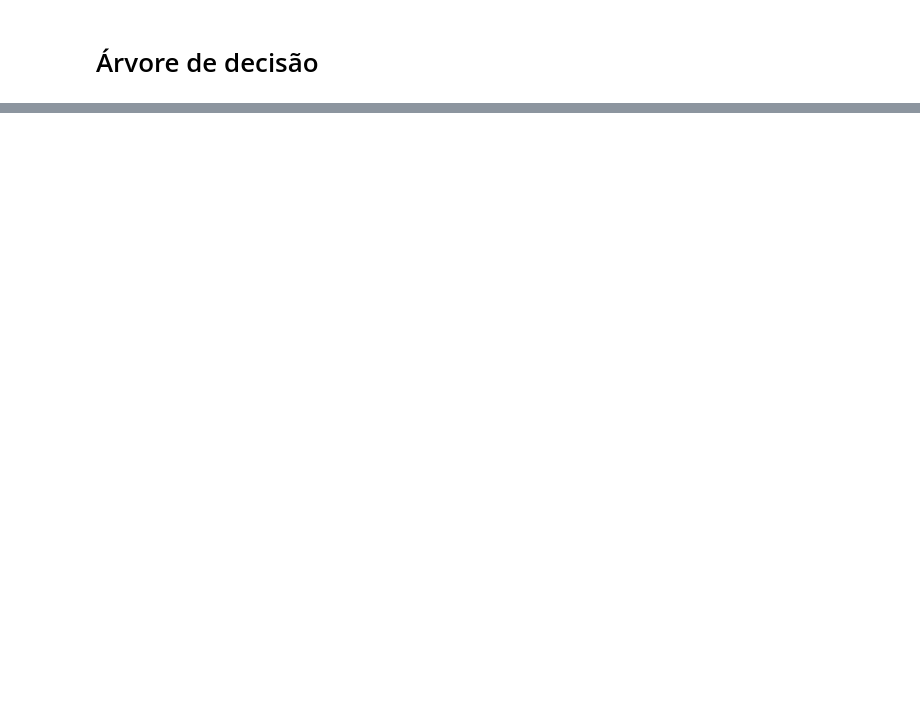
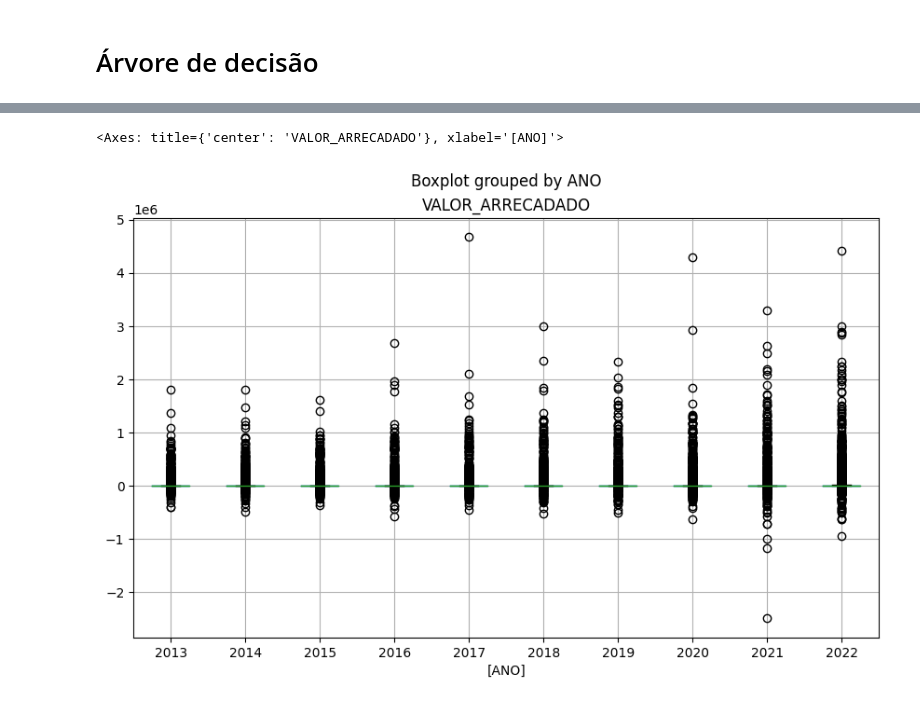
Before and after one commit to AllysonAbreu/dw_contas_publicas_2022, a Jupyter notebook: TCC2/dados/arvores_decisao.ipynb, the cells around one changed output, grey strips where cells are left out. Drawn from its saved outputs; the diff is of its cells as text; code cells hidden in the pictures; blank space fills up the shorter version.

```diff
--- a/TCC2/dados/arvores_decisao.ipynb
+++ b/TCC2/dados/arvores_decisao.ipynb
@@ -31,0 +45,8 @@ dados_despesas.head()
+# %%
+# Converter a coluna 'DATA' para o tipo datetime
+dados_receitas['DATA'] = pd.to_datetime(dados_receitas['DATA'])
+
+# Extrair o ano, mês e dia da coluna 'DATA' como novas features
+dados_receitas['ANO'] = dados_receitas['DATA'].dt.year
+dados_receitas['MES'] = dados_receitas['DATA'].dt.month
+dados_receitas['DIA'] = dados_receitas['DATA'].dt.day
@@ -31,0 +65,6 @@ dados_despesas.head()
+# %%
+dados_box_plot = dados_receitas[['ANO', 'VALOR_ARRECADADO']]
+dados_box_plot.boxplot(by='ANO', figsize=(10, 6))
+# %% [output]
+<Axes: title={'center': 'VALOR_ARRECADADO'}, xlabel='[ANO]'>
+[figure, added]
```
Also changed, not shown: parts of 17 cells of this notebook, 1 other file.
